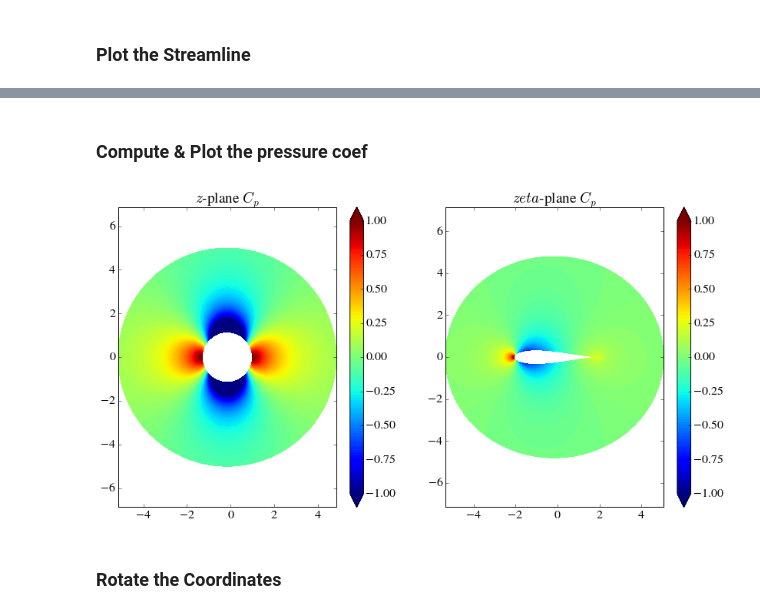
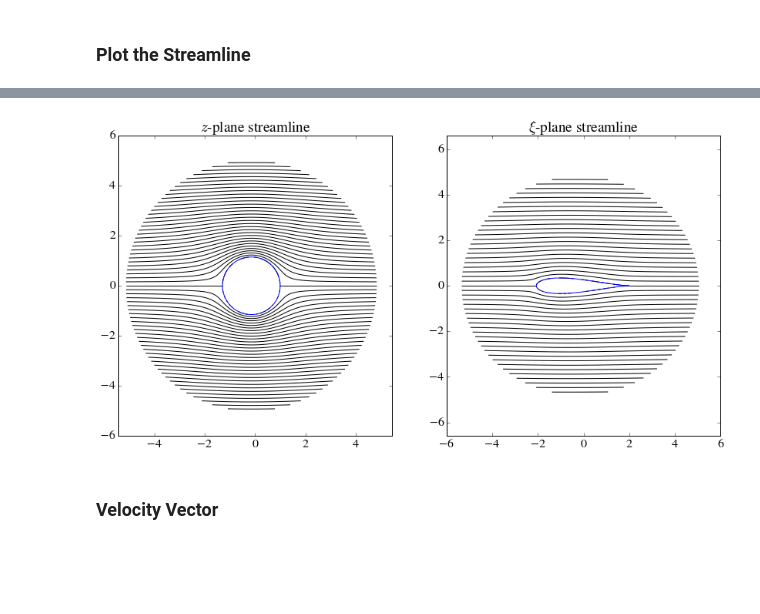
Before and after one commit to iafleischer/AeroPython, a Jupyter notebook: assignments/06_Joukowski_Trans_Polar.ipynb, the cells around one changed output, grey strips where cells are left out. Drawn from its saved outputs; the diff is of its cells as text; code cells hidden in the pictures; blank space fills up the shorter version.

```diff
--- a/assignments/06_Joukowski_Trans_Polar.ipynb
+++ b/assignments/06_Joukowski_Trans_Polar.ipynb
@@ -47,3 +37,7 @@ pyplot.title(r'$zeta$ plane grid');
 u_inf = 1.0   # freestream velocity
 kappa = r0**2*2*numpy.pi*u_inf     # strength of the doublet
 x_doublet, y_doublet = x_c, y_c    # location of the doublet
+z_doublet = x_c + 1j*y_c
+# no vortex:
+gamma = 0.
+z_vortex = 0. + 0.j
@@ -112,2 +45,0 @@ pyplot.title(r'$zeta$-plane: velocity vector');
-# %% [markdown]
-### Compute & Plot the pressure coef
@@ -117,18 +46,8 @@ cp_xi = 1.0 - (w_xi * w_xi.conjugate())/u_inf**2
-# %%
-pyplot.figure(figsize=(14, 7))
-pyplot.subplot(1,2,1)
-pyplot.axis('equal')
-contf1 = pyplot.contourf(Z.real, Z.imag, cp_z.real, levels=numpy.linspace(-1.0, 1.0, 100), extend='both')
-cbar = pyplot.colorbar(contf1)
-cbar.set_ticks(numpy.linspace(-1.0, 1.0, 9))
-pyplot.title(r'$z$-plane $C_p$')
-pyplot.subplot(1,2,2)
-pyplot.axis('equal')
-contf2 = pyplot.contourf(XI.real, XI.imag, cp_xi.real, levels=numpy.linspace(-1.0, 1.0, 100), extend='both')
-cbar = pyplot.colorbar(contf2)
-cbar.set_ticks(numpy.linspace(-1.0, 1.0, 9))
-pyplot.title(r'$zeta$-plane $C_p$');
-# %% [output]
-[figure, removed]
-# %% [markdown]
-### Rotate the Coordinates
+# %%
+psi = eval_psi(u_inf, kappa, gamma, z_doublet, z_vortex, Z)
+# %%
+plot_streamline(Z, XI, psi)
+# %% [output]
+[figure, added]
+# %% [markdown]
+### Velocity Vector
```
Also changed, not shown: parts of 49 cells of this notebook, 2 other files.
